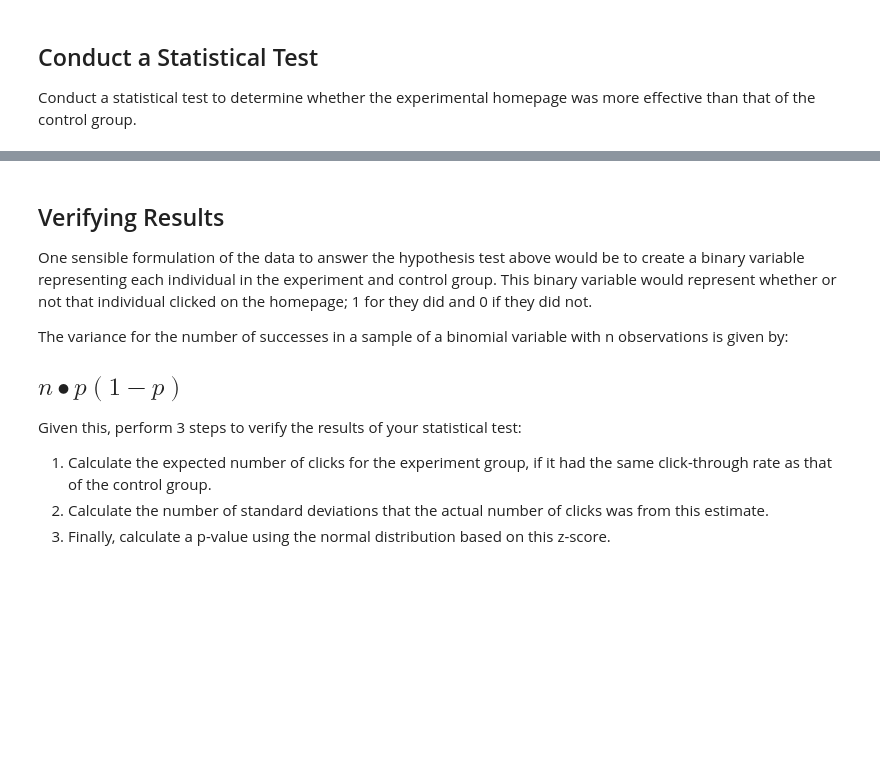
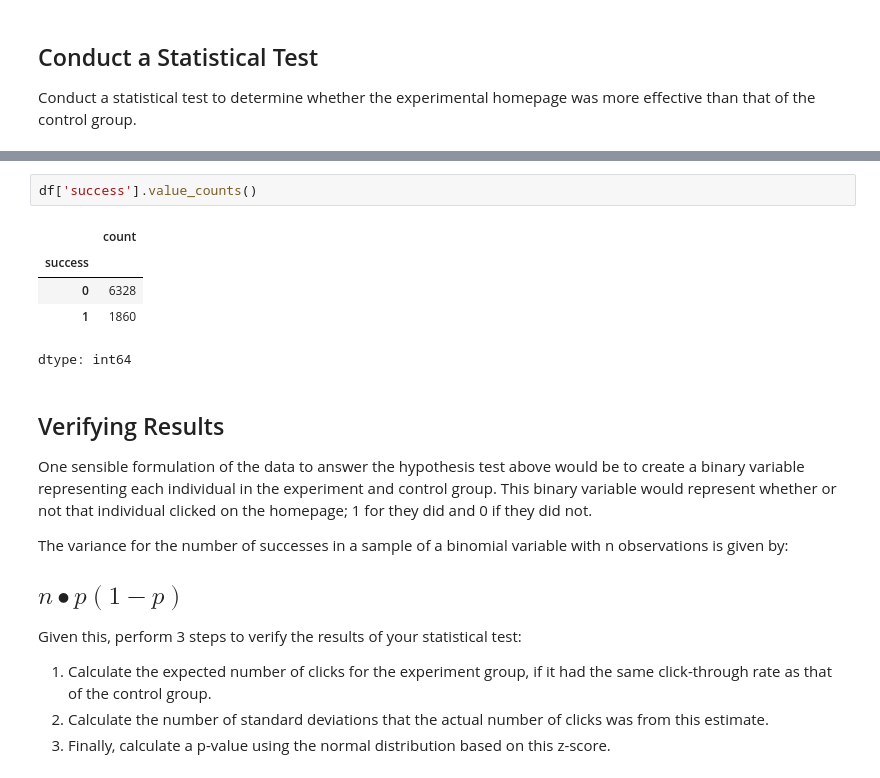
Before and after one commit to jscriven0218/dsc-website-ab-testing-lab, a Jupyter notebook: index.ipynb, the cells around one changed output, grey strips where cells are left out. Drawn from its saved outputs; the diff is of its cells as text; blank space fills up the shorter version.

```diff
--- a/index.ipynb
+++ b/index.ipynb
@@ -79,3 +111,11 @@ Conduct a statistical test to determine whether the experimental homepage was mo
+# %%
+df['success'].value_counts()
+# %% [output]
+|  | count |
+| success |  |
+| 0 | 6328 |
+| 1 | 1860 |
+dtype: int64
 # %% [markdown]
 ## Verifying Results
 
```
Also changed, not shown: parts of 4 cells of this notebook.
